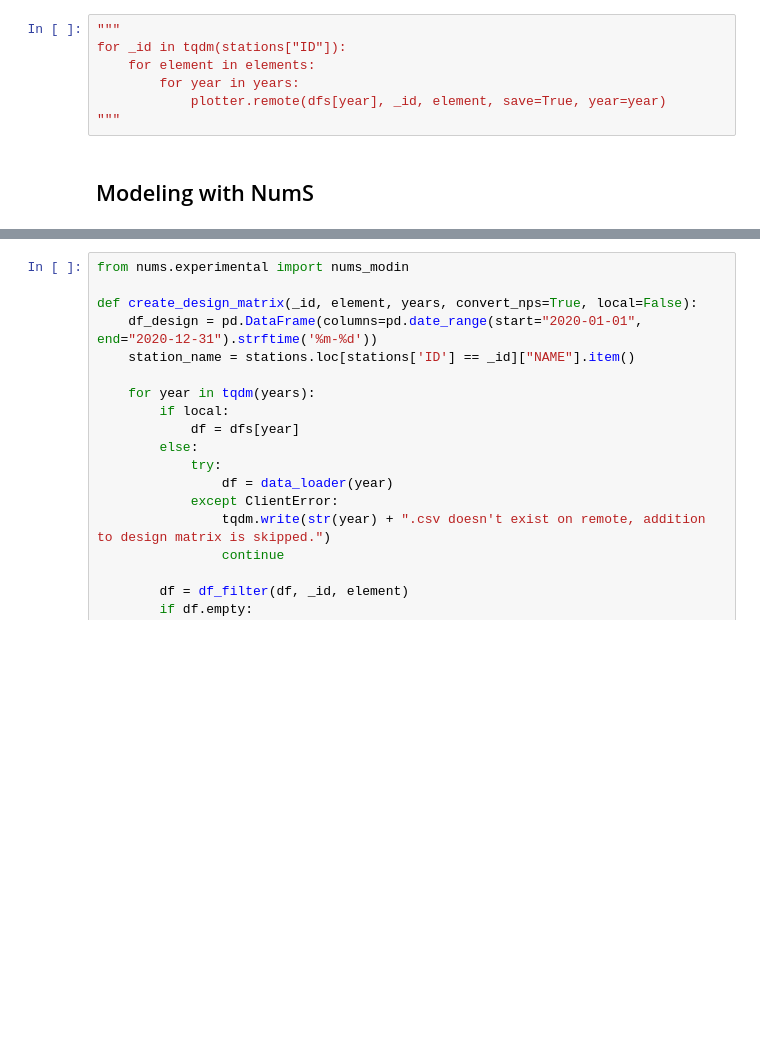
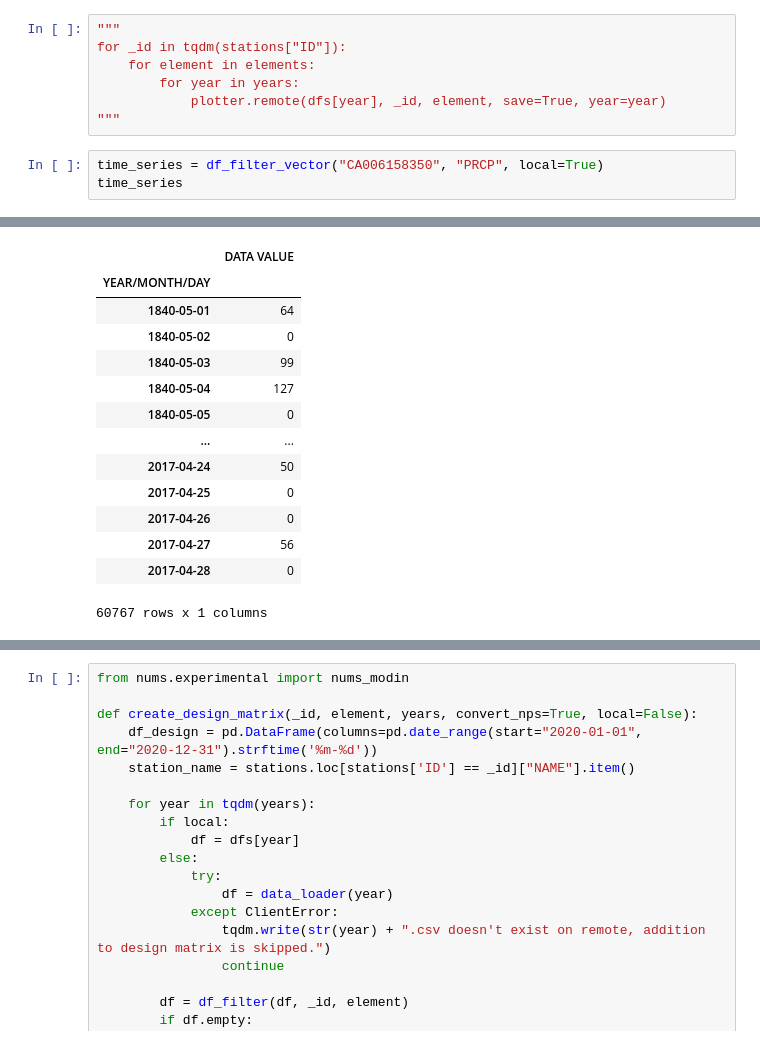
Before and after one commit to briancpark/aws-asdi, a Jupyter notebook: eda.ipynb, the cells around one changed output, grey strips where cells are left out. Saved outputs shown, nothing was run; the diff lists cells and outputs as text; blank space fills up the shorter version.

```diff
--- a/eda.ipynb
+++ b/eda.ipynb
@@ -258,5 +275,7 @@ for _id in tqdm(stations["ID"]):
         for year in years:
             plotter.remote(dfs[year], _id, element, save=True, year=year)
 """
-# %% [markdown]
-## Modeling with NumS
+# %%
+time_series = df_filter_vector("CA006158350", "PRCP", local=True)
+time_series
+# %% [output]
@@ -262,0 +287,14 @@ for _id in tqdm(stations["ID"]):
+|  | DATA VALUE |
+| YEAR/MONTH/DAY |  |
+| 1840-05-01 | 64 |
+| 1840-05-02 | 0 |
+| 1840-05-03 | 99 |
+| 1840-05-04 | 127 |
+| 1840-05-05 | 0 |
+| ... | ... |
+| 2017-04-24 | 50 |
+| 2017-04-25 | 0 |
+| 2017-04-26 | 0 |
+| 2017-04-27 | 56 |
+| 2017-04-28 | 0 |
+60767 rows x 1 columns
```
Also changed, not shown: parts of 32 cells of this notebook.
